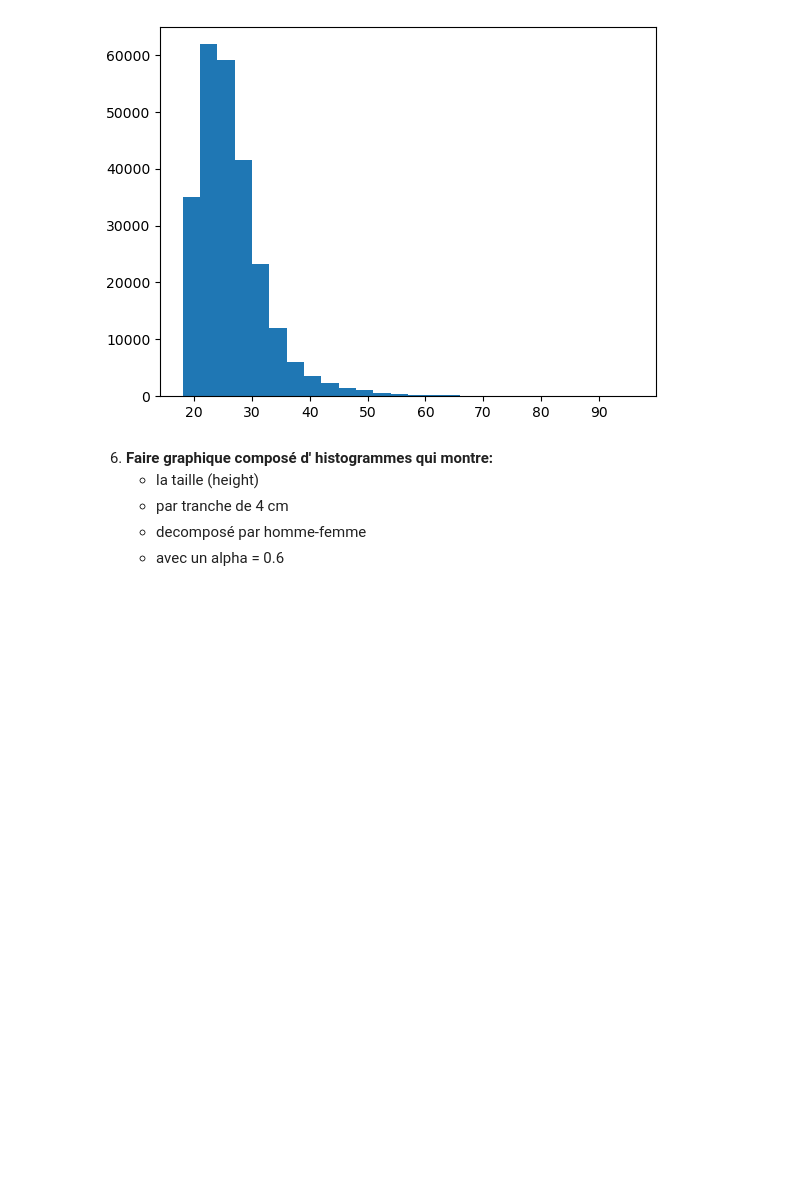
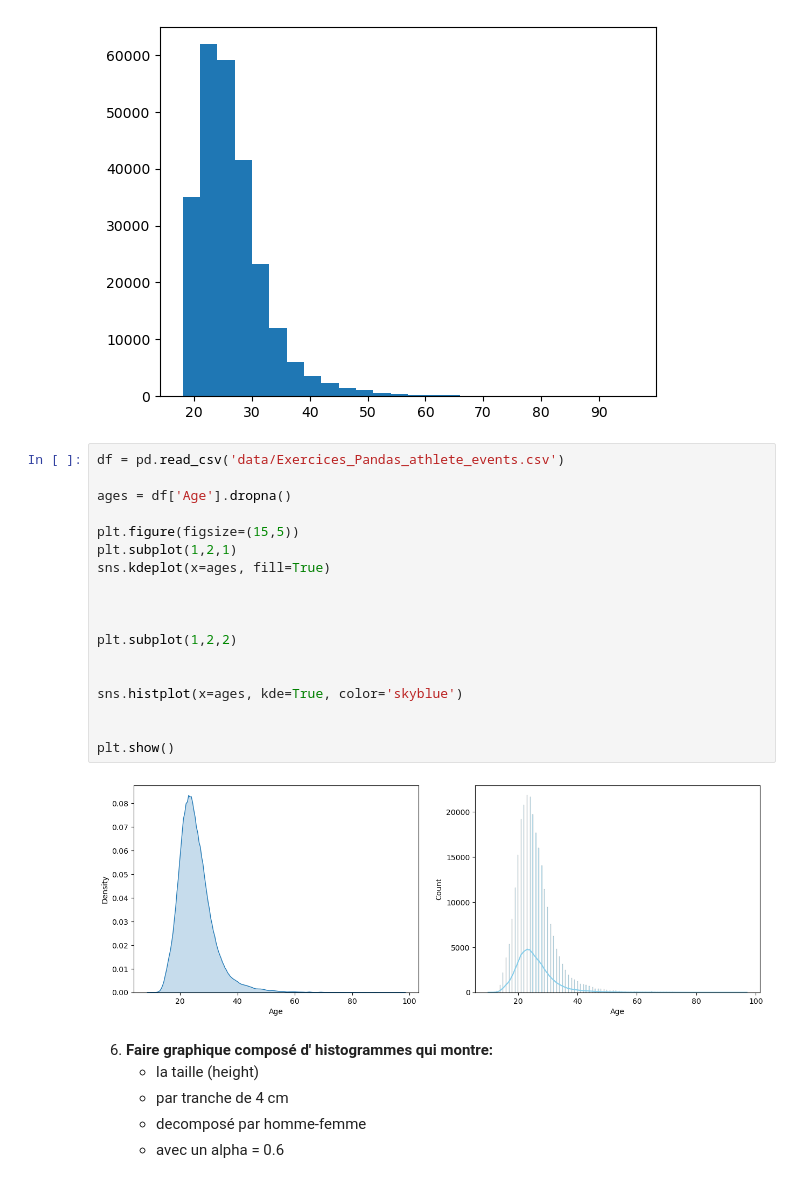
Before and after one commit to PhanTan1/Matplotlib, a Jupyter notebook: olympic_matplotlib_énoncé_v3.ipynb, the cells around one changed output. Cells and saved outputs as stored; diff of their text form; blank space fills up the shorter version.

```diff
--- a/olympic_matplotlib_énoncé_v3.ipynb
+++ b/olympic_matplotlib_énoncé_v3.ipynb
@@ -226,6 +234,26 @@ plt.hist( df, bins=range(18,97,3))
 plt.show()
 # %% [output]
 [figure]
+# %%
+df = pd.read_csv('data/Exercices_Pandas_athlete_events.csv')
+
+ages = df['Age'].dropna()
+
+plt.figure(figsize=(15,5))
+plt.subplot(1,2,1)
+sns.kdeplot(x=ages, fill=True)
+
+
+
+plt.subplot(1,2,2)
+
+
+sns.histplot(x=ages, kde=True, color='skyblue')
+
+
+plt.show()
+# %% [output]
+[figure, added]
 # %% [markdown]
 6. __Faire graphique composé d' histogrammes qui montre:__ <br>
     - la taille (height)
```
Also changed, not shown: parts of 4 cells of this notebook.
